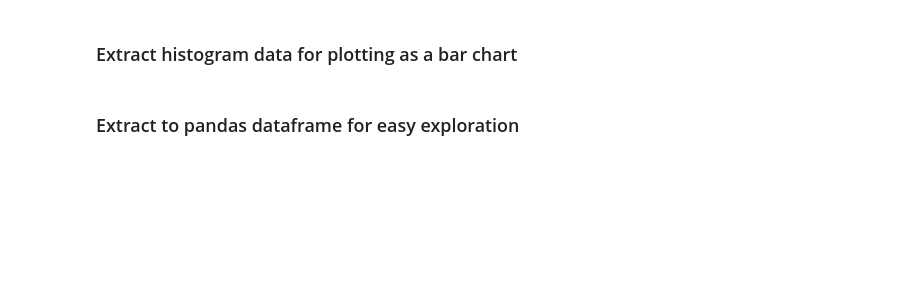
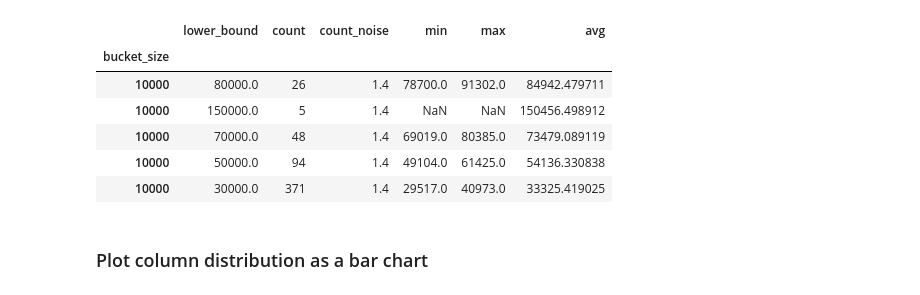
Before and after one commit to Aircloak/tools, a Jupyter notebook: visualisations.ipynb, the cells around one changed output. Drawn from its saved outputs; the diff is of its cells as text; code cells hidden in the pictures; blank space fills up the shorter version.

```diff
--- a/visualisations.ipynb
+++ b/visualisations.ipynb
@@ -5,0 +8,4 @@ logging.basicConfig(level=logging.DEBUG)
+# %%
+from explorer.connection import AircloakConnection
+
+aircloak = AircloakConnection(dbname='GiveMeSomeCredit')
@@ -8,7 +16,4 @@ logging.basicConfig(level=logging.DEBUG)
 # %%
-from explorer.numeric import Explorer
+from explorer.numeric_explorer import NumericColumnExplorer
 
-e = Explorer(dbname='gda_banking')
-params = {'table': 'loans', 'column': 'amount'}
-
-e.explore_numeric_col(**params, )
+e = NumericColumnExplorer(aircloak_connection=aircloak, table='loans', column='MonthlyIncome')
@@ -14,0 +65,6 @@ e.explore_numeric_col(**params, )
+# %%
+import pandas as pd
+
+df = pd.DataFrame(**e.extract_to_dataframe())
+df = df.set_index(['bucket_size'])
+df.info()
@@ -15,2 +83,12 @@ e.explore_numeric_col(**params, )
+# %%
+df.head()
+# %% [output]
+|  | lower_bound | count | count_noise | min | max | avg |
+| bucket_size |  |  |  |  |  |  |
+| 10000 | 80000.0 | 26 | 1.4 | 78700.0 | 91302.0 | 84942.479711 |
+| 10000 | 150000.0 | 5 | 1.4 | NaN | NaN | 150456.498912 |
+| 10000 | 70000.0 | 48 | 1.4 | 69019.0 | 80385.0 | 73479.089119 |
+| 10000 | 50000.0 | 94 | 1.4 | 49104.0 | 61425.0 | 54136.330838 |
+| 10000 | 30000.0 | 371 | 1.4 | 29517.0 | 40973.0 | 33325.419025 |
 # %% [markdown]
-### Extract histogram data for plotting as a bar chart
+### Plot column distribution as a bar chart
@@ -26,4 +95,2 @@ fig
-# %% [markdown]
-### Extract to pandas dataframe for easy exploration
 # %%
 import plotly.express as px
```
Also changed, not shown: parts of 16 cells of this notebook, 1 other file.
